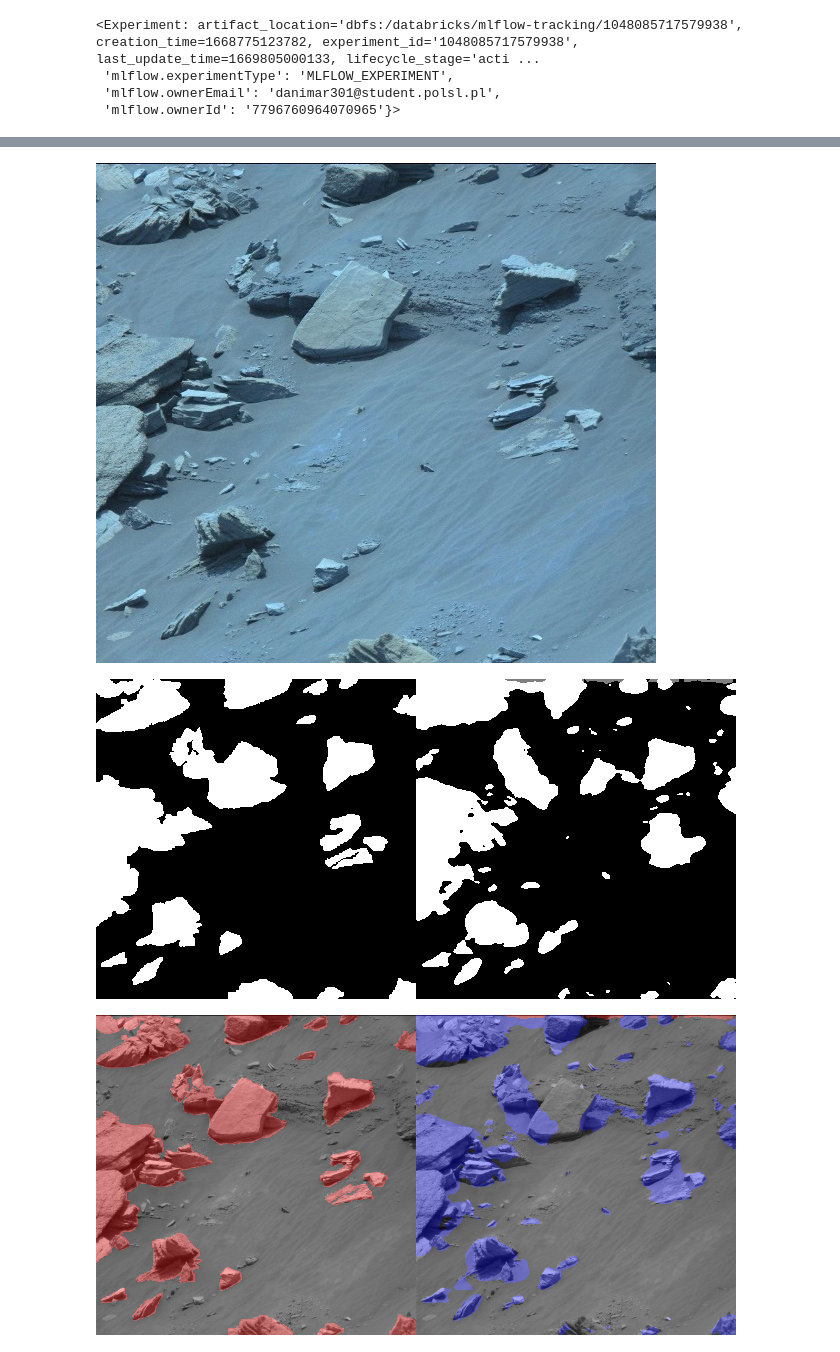
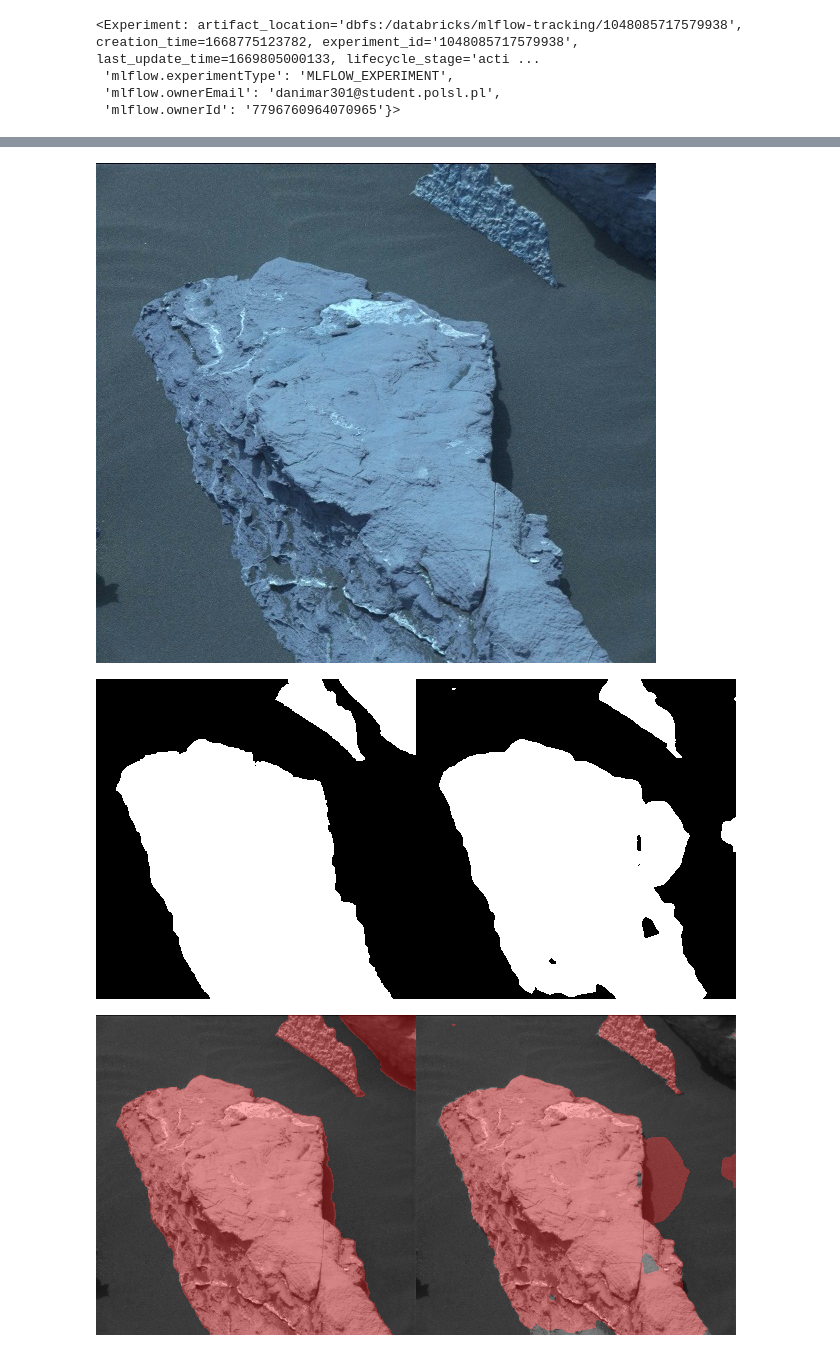
Before and after one commit to danielmarek22/Extraterrestial-Rock-Segmentation, a Jupyter notebook: Mars-Data-Exploration.ipynb, the cells around one changed output, grey strips where cells are left out. Drawn from its saved outputs; the diff is of its cells as text; code cells hidden in the pictures.

Commit message:
Extend Mars Exploration with RockA and RockB sets

```diff
--- a/Mars-Data-Exploration.ipynb
+++ b/Mars-Data-Exploration.ipynb
@@ -71,10 +100,10 @@ Number of target samples: 204
 def extract_mask_from_ground(ground_img, lower_color_threshold):
     (R, G, B) = cv2.split(ground_img)
 
-    # Values are clipped to 2 as it corresponds to 'small rock' class
-    R_ranged = np.clip(cv2.inRange(R, lower_color_threshold, 255), 0, 2)
-    G_ranged = np.clip(cv2.inRange(G, lower_color_threshold, 255), 0, 2)
-    B_ranged = np.clip(cv2.inRange(B, lower_color_threshold, 255), 0, 2)
+    # Values are clipped as it is a binary classification problem
+    R_ranged = np.clip(cv2.inRange(R, lower_color_threshold, 255), 0, 1)
+    G_ranged = np.clip(cv2.inRange(G, lower_color_threshold, 255), 0, 1)
+    B_ranged = np.clip(cv2.inRange(B, lower_color_threshold, 255), 0, 1)
 
     merged = cv2.merge([B_ranged, G_ranged, R_ranged])
     merged = np.expand_dims(merged, 3)
@@ -163,3 +257,15 @@ display(tf.keras.preprocessing.image.array_to_img(batch[1][1]))
+# %%
+rockA_generator = MartianRocks(16, img_size, rockA_input_img_paths[:250],
+            rockA_target_img_paths[:250], color_threshold = 1)
+
+rockA_grayscaled_generator = MartianRocksGreyscaled(16, img_size, rockA_input_img_paths[:250],
+            rockA_target_img_paths[:250], color_threshold = 1)
+
+rockB_generator = MartianRocks(16, img_size, rockB_input_img_paths[:250],
+            rockB_target_img_paths[:250], color_threshold = 1)
+
+rockB_grayscaled_generator = MartianRocksGreyscaled(16, img_size, rockB_input_img_paths[:250],
+            rockB_target_img_paths[:250], color_threshold = 1)
 # %%
 from segmentation_models.losses  import bce_jaccard_loss
 from segmentation_models.metrics import IOUScore
@@ -204,5 +310,15 @@ Trainable params: 8,312,900
 Non-trainable params: 23,872
 __________________________________________________________________________________________________
 # %%
-preds = model.predict(loader)
+# Generate predictions for rockA set
+rockA_preds = model.predict(rockA_generator)
+
+# Generate predictions for greyscaled rockA set
+rockA_greyscaled_preds = model.predict(rockA_grayscaled_generator)
+
+# Generate predictions for rockB set
+rockB_preds = model.predict(rockB_generator)
+
+# Generate predictions for greyscaled rockB set
+rockB_greyscaled_preds = model.predict(rockB_grayscaled_generator)
 # %% [output]
@@ -220,7 +342,8 @@ def get_mask(i, preds):
 
     mask = np.argmax(preds[i], axis=2)
     mask = np.expand_dims(mask, axis=-1)
-    mask = np.clip(mask, 0, 2)
+    mask = mask - 1
+    mask = np.clip(mask, 0, 1)
     # img = PIL.ImageOps.autocontrast(tf.keras.preprocessing.image.array_to_img(mask))
     return mask
 
@@ -256,13 +379,13 @@ def show_results(index, input_paths, target_paths, predictions):
 
     display(tf.keras.preprocessing.image.array_to_img(final))
 # %%
-i = 89
+i = 5
 
-show_results(i, input_img_paths, target_img_paths, preds)
+show_results(i, rockA_input_img_paths, rockA_target_img_paths, rockA_preds)
 # %% [output]
-[figure, old version]
+[figure, new version]
-[figure, old version]
+[figure, new version]
-[figure, old version]
+[figure, new version]
 # %%
 # Utility function for evaluating models performance with any given metric
 import keras.backend as K
```
Also changed, not shown: parts of 12 cells of this notebook, 4 other files.
